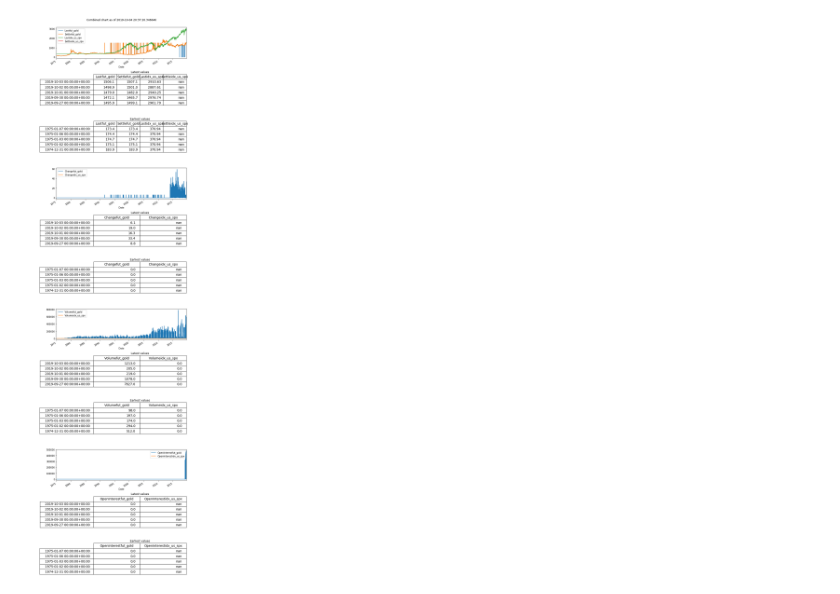
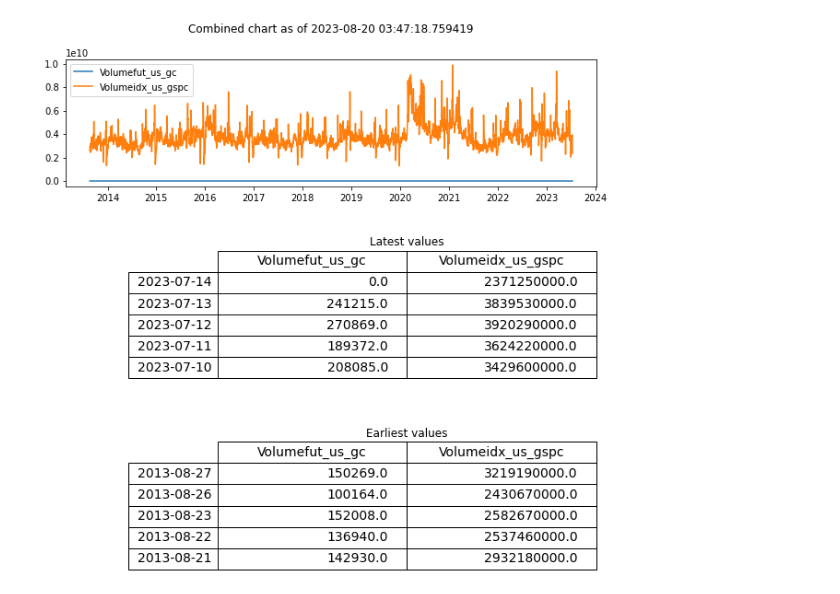
Before and after one commit to sravzpublic/training, a Jupyter notebook: training-py/Charts.ipynb, the cells around one changed output. Drawn from its saved outputs; the diff is of its cells as text; code cells hidden in the pictures.

Commit message:
Fixed charts

```diff
--- a/training-py/Charts.ipynb
+++ b/training-py/Charts.ipynb
@@ -29,4 +31,4 @@ display(ae.get_assets(['fut_gold', 'idx_us_spx']).tail())
 # %%
-ae.get_combined_charts(['fut_gold', 'idx_us_spx'])
+ae.get_combined_charts(['fut_us_gc', 'idx_us_gspc'])
 # %% [output]
-[figure, old version]
+[figure, new version]
```
Also changed, not shown: parts of 2 cells of this notebook, 1 other file.
